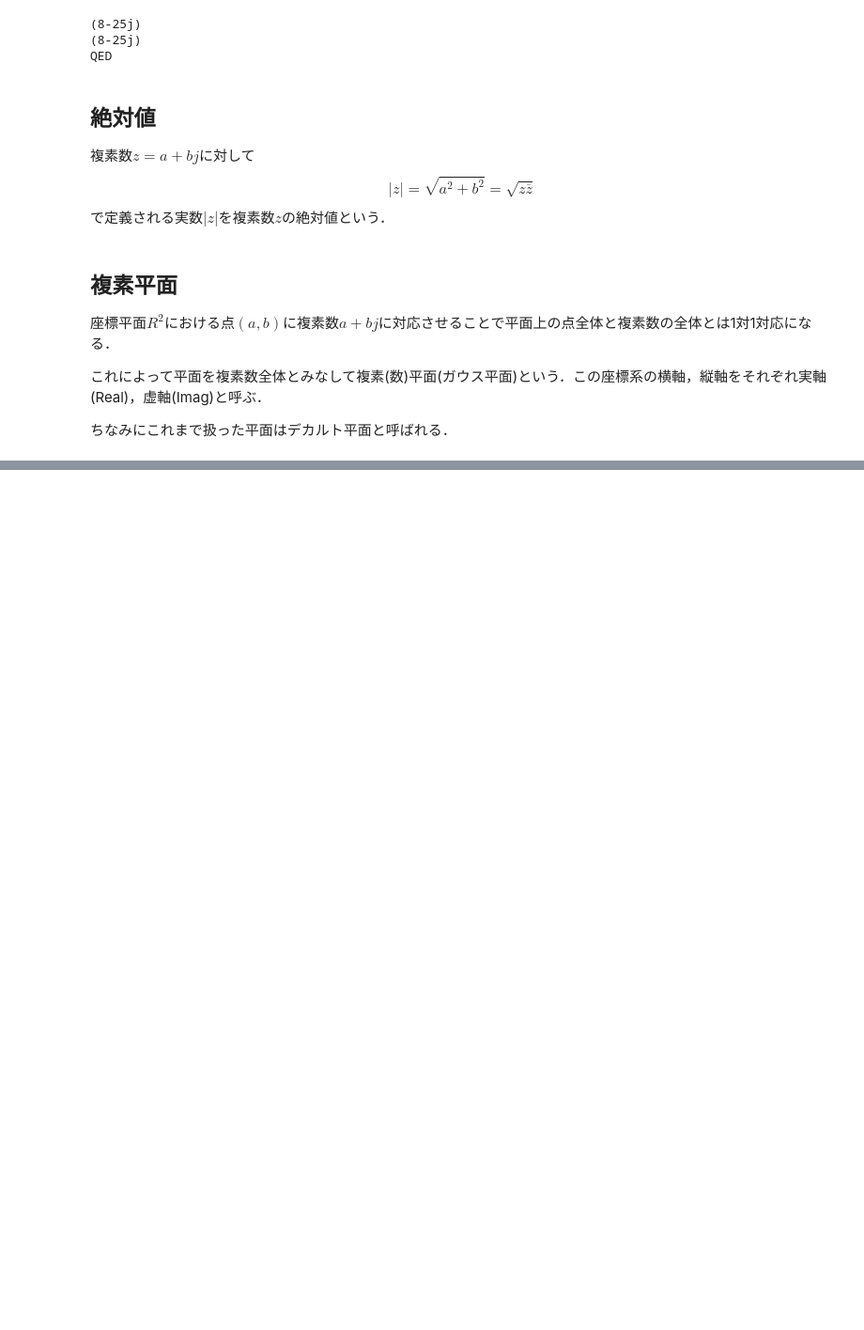
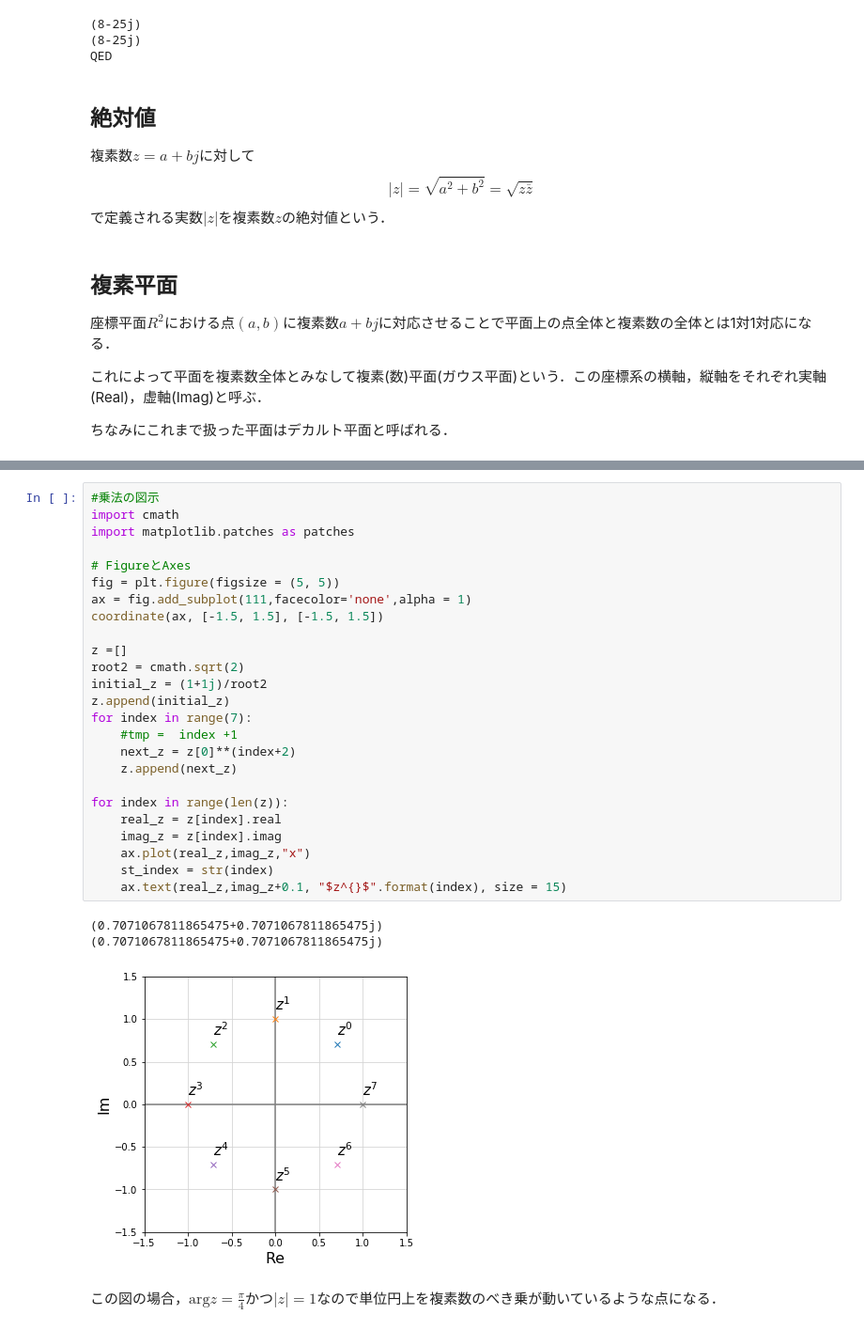
Before and after one commit to TomohiroSakaguchi/LinerAlgebra, a Jupyter notebook: Chap_1_vector/Complex_plane.ipynb, the cells around one changed output, grey strips where cells are left out. Shown at 94% size. Saved outputs shown, nothing was run; the diff lists cells and outputs as text; blank space fills up the shorter version.

```diff
--- a/Chap_1_vector/Complex_plane.ipynb
+++ b/Chap_1_vector/Complex_plane.ipynb
@@ -191,0 +331,31 @@ plt.show()
+# %%
+#乗法の図示
+import cmath
+import matplotlib.patches as patches
+
+# FigureとAxes
+fig = plt.figure(figsize = (5, 5))
+ax = fig.add_subplot(111,facecolor='none',alpha = 1)
+coordinate(ax, [-1.5, 1.5], [-1.5, 1.5])
+
+z =[]
+root2 = cmath.sqrt(2)
+initial_z = (1+1j)/root2
+z.append(initial_z)
+for index in range(7):
+    #tmp =  index +1
+    next_z = z[0]**(index+2)
+    z.append(next_z)
+
+for index in range(len(z)):
+    real_z = z[index].real
+    imag_z = z[index].imag
+    ax.plot(real_z,imag_z,"x")
+    st_index = str(index)
+    ax.text(real_z,imag_z+0.1, "$z^{}$".format(index), size = 15)
+# %% [output]
+(0.7071067811865475+0.7071067811865475j)
+(0.7071067811865475+0.7071067811865475j)
+[figure, added]
+# %% [markdown]
+この図の場合，$\mathrm{arg}z = \frac{\pi}{4}$かつ$|z|=1$なので単位円上を複素数のべき乗が動いているような点になる．
```
Also changed, not shown: parts of 12 cells of this notebook.
